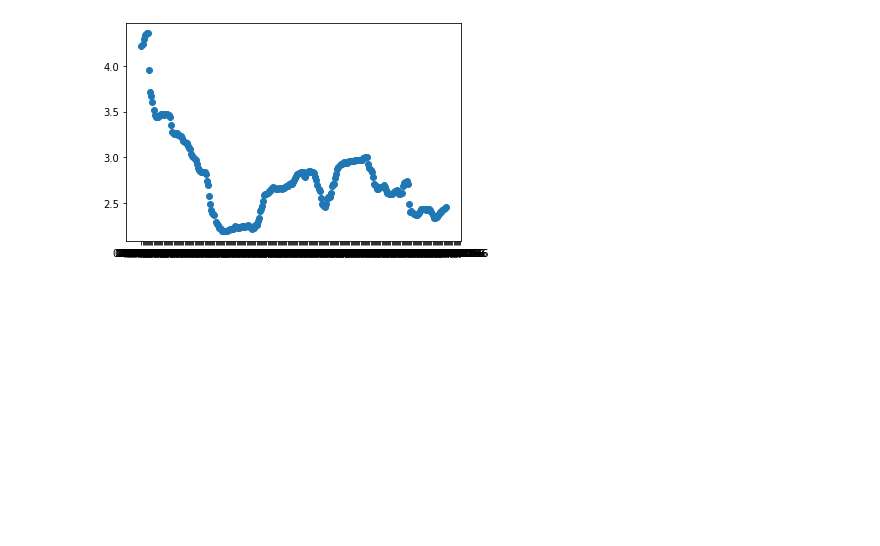
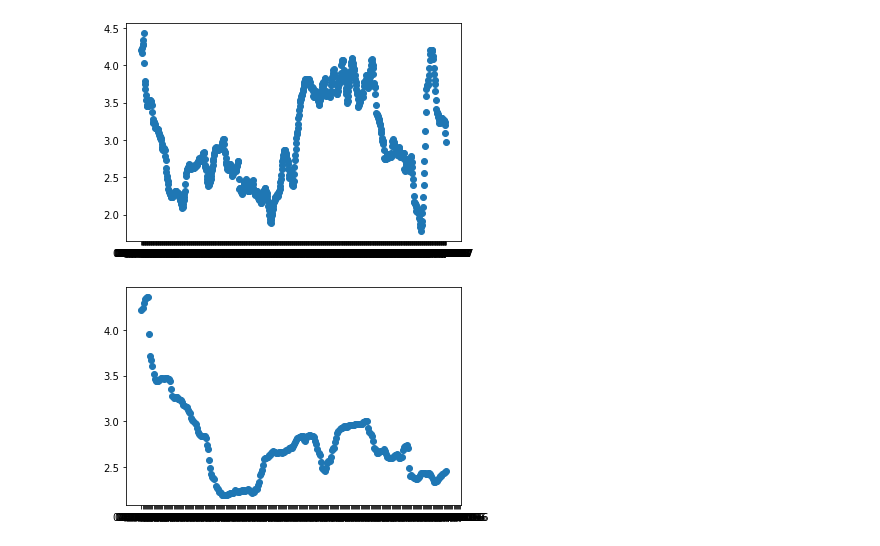
Before and after one commit to emcancode/FinalProjectPDA_Noeth, a Jupyter notebook: FinalProjectPDA.ipynb, the cells around one changed output. Saved outputs shown, nothing was run; the diff lists cells and outputs as text; code cells hidden in the pictures; blank space fills up the shorter version.

```diff
--- a/FinalProjectPDA.ipynb
+++ b/FinalProjectPDA.ipynb
@@ -28,3 +40,11 @@ None
+# %%
+from matplotlib import pyplot as plt
+
+plt.scatter(df['Date'], df['Albany Average ($/gal)'])
+
+plt.show()
+# %% [output]
+[figure, added]
 # %%
 from matplotlib import pyplot as plt
 
```
Also changed, not shown: parts of 3 cells of this notebook.
